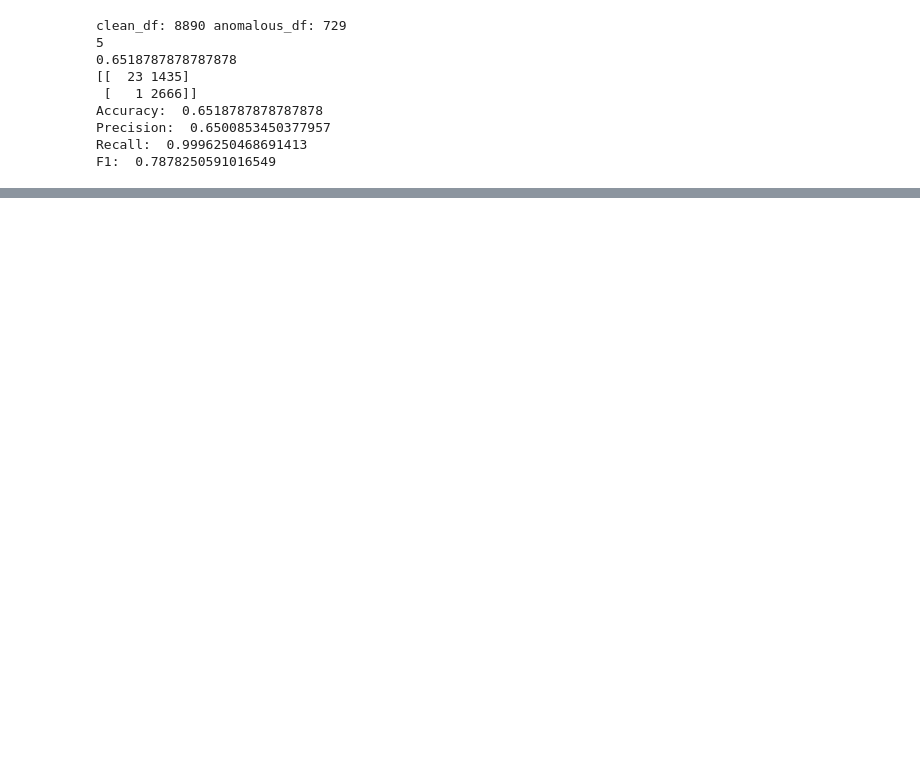
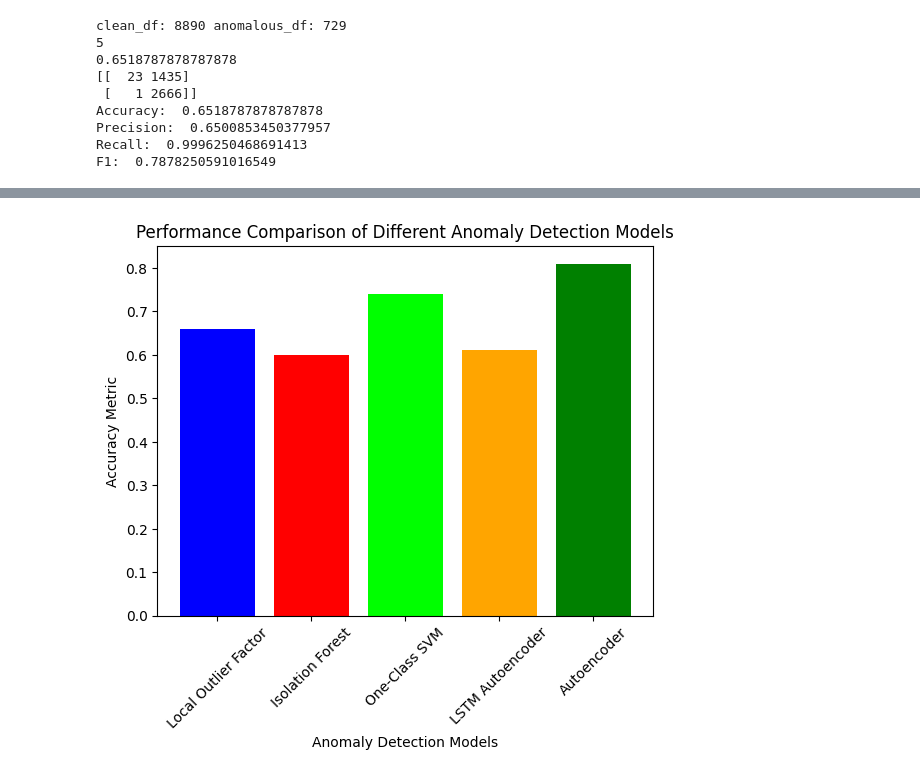
Before and after one commit to R3c5/Multi-Modal-Edge-AI, a Jupyter notebook: multi_modal_edge_ai/models/anomaly_detection/playground/playground.ipynb, the cells around one changed output, grey strips where cells are left out. Saved outputs shown, nothing was run; the diff lists cells and outputs as text; code cells hidden in the pictures; blank space fills up the shorter version.

Commit message:
Plots for Accuracy and Recall

```diff
--- a/multi_modal_edge_ai/models/anomaly_detection/playground/playground.ipynb
+++ b/multi_modal_edge_ai/models/anomaly_detection/playground/playground.ipynb
@@ -510,0 +1227,17 @@ F1:  0.7872340425531915
+# %%
+# Plot for algorithms with Accuracy
+
+import matplotlib.pyplot as plt
+
+algorithm_names = ["Local Outlier Factor", "Isolation Forest", "One-Class SVM", "LSTM Autoencoder", "Autoencoder"]
+
+metric_values = [0.66,0.60,0.74 ,0.61 ,0.81]
+
+plt.bar(algorithm_names, metric_values, color=['blue', 'red', 'lime', 'orange', 'green'])
+plt.xlabel('Anomaly Detection Models')
+plt.ylabel('Accuracy Metric')
+plt.title('Performance Comparison of Different Anomaly Detection Models')
+plt.xticks(rotation=45)
+plt.show()
+# %% [output]
+[figure, added]
```
Also changed, not shown: parts of 26 cells of this notebook.
